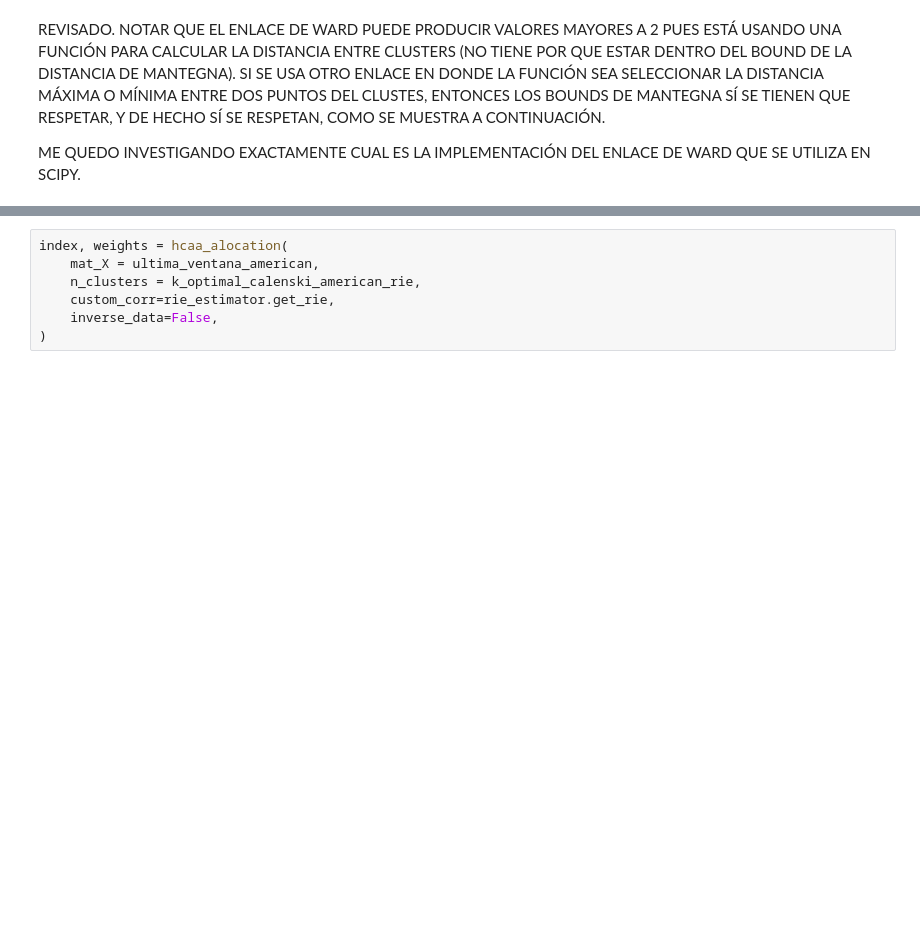
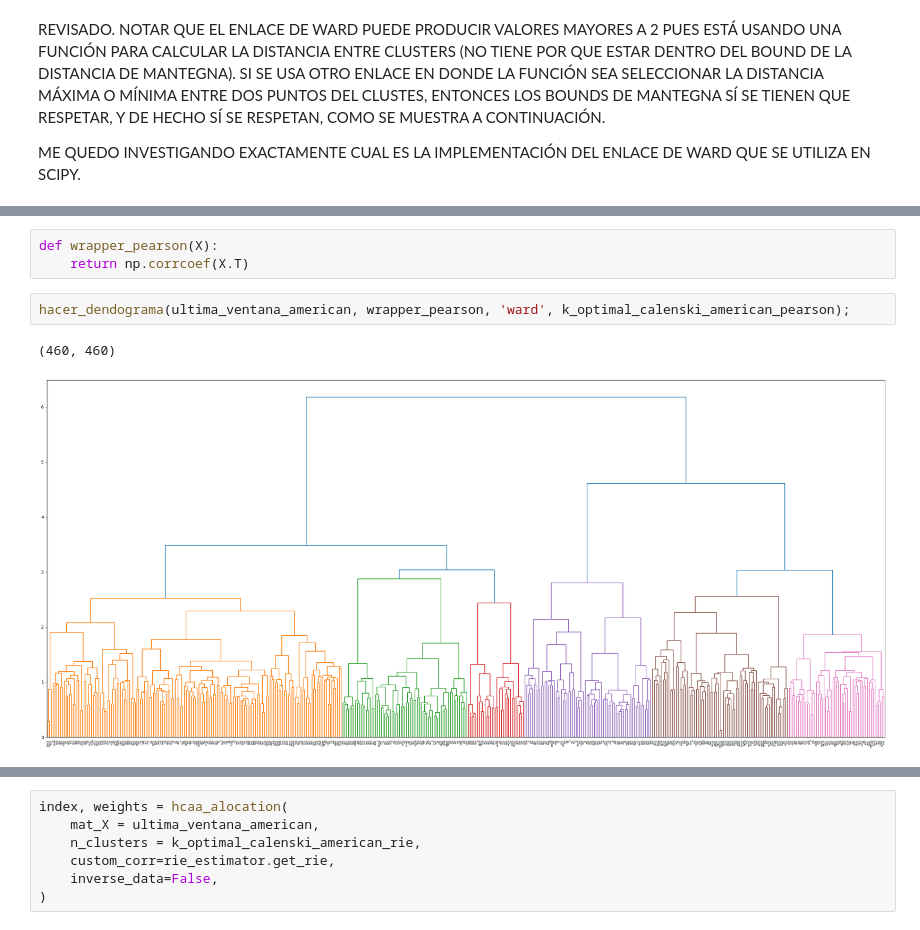
Before and after one commit to jduarte00/tesis, a Jupyter notebook: hcaa_testing.ipynb, the cells around one changed output, grey strips where cells are left out. Cells and saved outputs as stored; diff of their text form; blank space fills up the shorter version.

```diff
--- a/hcaa_testing.ipynb
+++ b/hcaa_testing.ipynb
@@ -274,0 +263,8 @@ hacer_dendograma(ultima_ventana_american, rie_estimator.get_rie, 'ward', k_optim
+# %%
+def wrapper_pearson(X):
+    return np.corrcoef(X.T)
+# %%
+hacer_dendograma(ultima_ventana_american, wrapper_pearson, 'ward', k_optimal_calenski_american_pearson);
+# %% [output]
+(460, 460)
+[figure, added]
```
Also changed, not shown: parts of 35 cells of this notebook.
